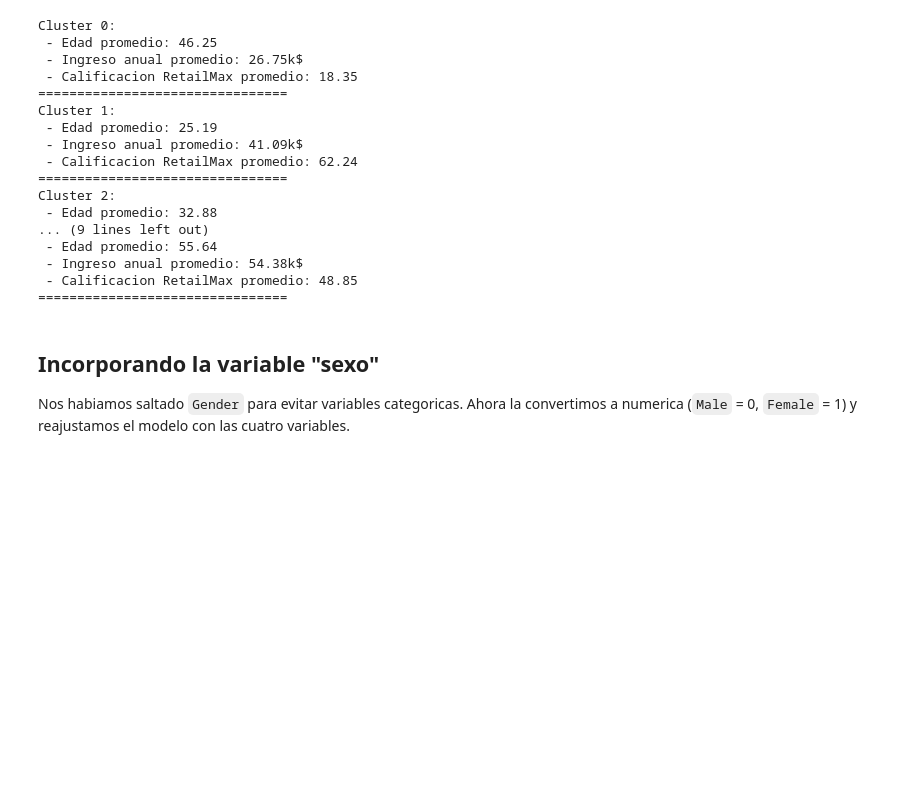
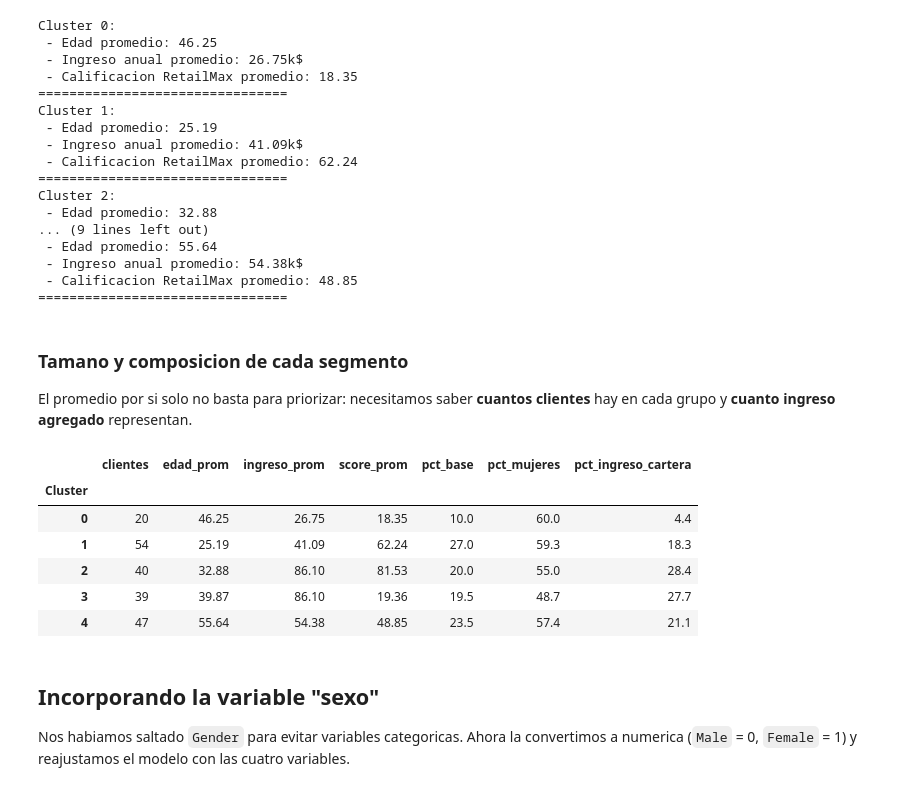
Before and after one commit to Cloza2005/aprendizaje_no_supervizado, a Jupyter notebook: 2_clustering.ipynb, the cells around one changed output. Saved outputs shown, nothing was run; the diff lists cells and outputs as text; code cells hidden in the pictures; blank space fills up the shorter version.

```diff
--- a/2_clustering.ipynb
+++ b/2_clustering.ipynb
@@ -338,6 +338,35 @@ Cluster 2:
  - Ingreso anual promedio: 54.38k$
  - Calificacion RetailMax promedio: 48.85
 ================================
+# %% [markdown]
+### Tamano y composicion de cada segmento
+
+El promedio por si solo no basta para priorizar: necesitamos saber **cuantos clientes**
+hay en cada grupo y **cuanto ingreso agregado** representan.
+# %%
+perfil = df.groupby('Cluster').agg(
+    clientes=('CustomerID', 'count'),
+    edad_prom=('Age', 'mean'),
+    ingreso_prom=('Annual Income (k$)', 'mean'),
+    score_prom=('Spending Score (1-100)', 'mean'),
+).round(2)
+
+perfil['pct_base'] = (perfil['clientes'] / len(df) * 100).round(1)
+perfil['pct_mujeres'] = (df.assign(f=df['Gender'].eq('Female')).groupby('Cluster')['f'].mean() * 100).round(1)
+
+# Proxy del ingreso agregado que representa cada segmento
+masa = perfil['clientes'] * perfil['ingreso_prom']
+perfil['pct_ingreso_cartera'] = (masa / masa.sum() * 100).round(1)
+
+perfil
+# %% [output]
+|  | clientes | edad_prom | ingreso_prom | score_prom | pct_base | pct_mujeres | pct_ingreso_cartera |
+| Cluster |  |  |  |  |  |  |  |
+| 0 | 20 | 46.25 | 26.75 | 18.35 | 10.0 | 60.0 | 4.4 |
+| 1 | 54 | 25.19 | 41.09 | 62.24 | 27.0 | 59.3 | 18.3 |
+| 2 | 40 | 32.88 | 86.10 | 81.53 | 20.0 | 55.0 | 28.4 |
+| 3 | 39 | 39.87 | 86.10 | 19.36 | 19.5 | 48.7 | 27.7 |
+| 4 | 47 | 55.64 | 54.38 | 48.85 | 23.5 | 57.4 | 21.1 |
 # %% [markdown]
 ## Incorporando la variable "sexo"
 
```
Also changed, not shown: parts of 3 cells of this notebook, 1 other file.
